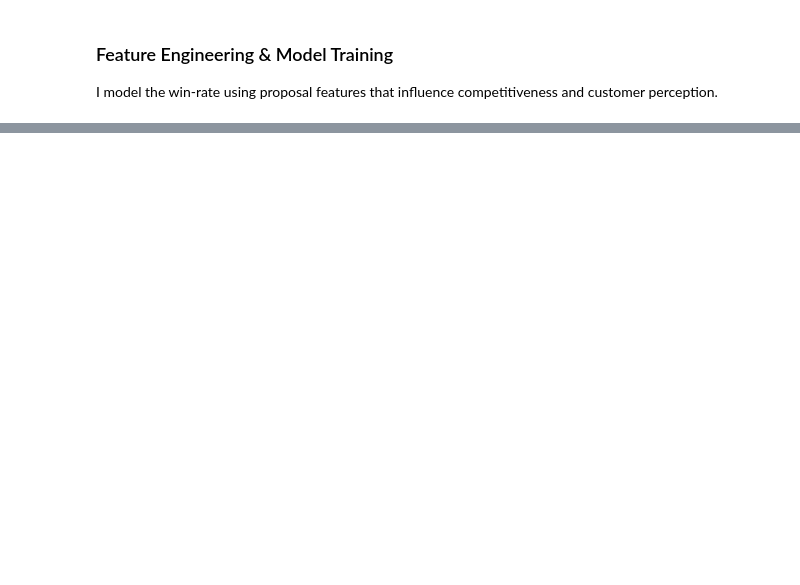
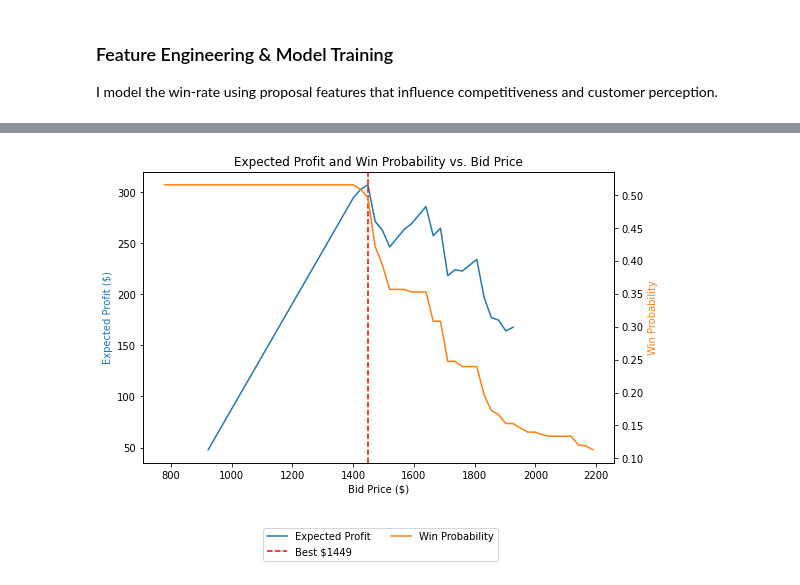
Before and after one commit to haticerdogan/pricingstrategy, a Jupyter notebook: prototype.ipynb, the cells around one changed output, grey strips where cells are left out. Cells and saved outputs as stored; diff of their text form; code cells hidden in the pictures; blank space fills up the shorter version.

```diff
--- a/prototype.ipynb
+++ b/prototype.ipynb
@@ -454,0 +500,19 @@ plt.show()
+# %%
+fig, ax1 = plt.subplots(figsize=(8,5))
+
+ax1.plot(grid, EV_vals, color='tab:blue', label='Expected Profit')
+ax1.set_xlabel("Bid Price ($)")
+ax1.set_ylabel("Expected Profit ($)", color='tab:blue')
+
+ax2 = ax1.twinx()
+ax2.plot(grid, win_probs, color='tab:orange', label='Win Probability')
+ax2.set_ylabel("Win Probability", color='tab:orange')
+
+ax1.axvline(best_price, linestyle="--", color="red", label=f"Best ${best_price:.0f}")
+ax1.set_title("Expected Profit and Win Probability vs. Bid Price")
+
+fig.legend(loc="upper center", bbox_to_anchor=(0.5, -0.05), ncol=2)
+fig.tight_layout()
+plt.show()
+# %% [output]
+[figure, added]
```
Also changed, not shown: parts of 17 cells of this notebook, 1 other file.
